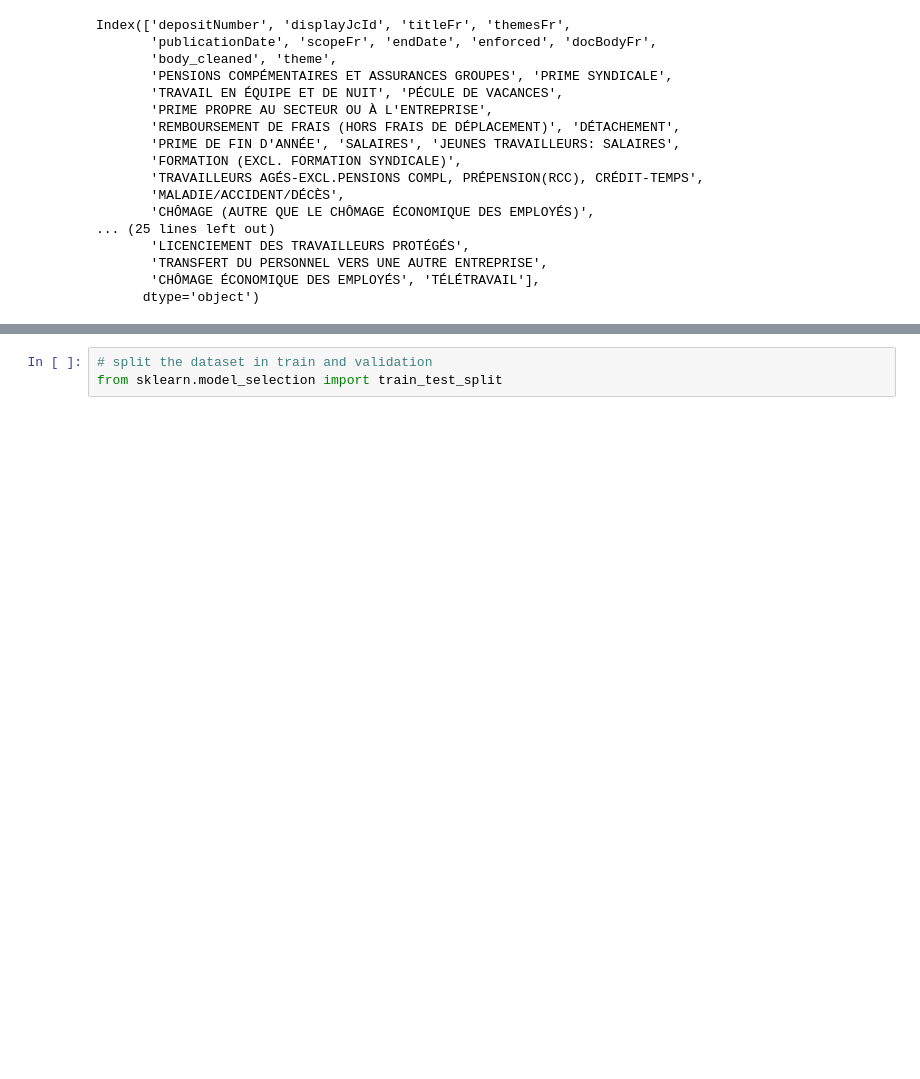
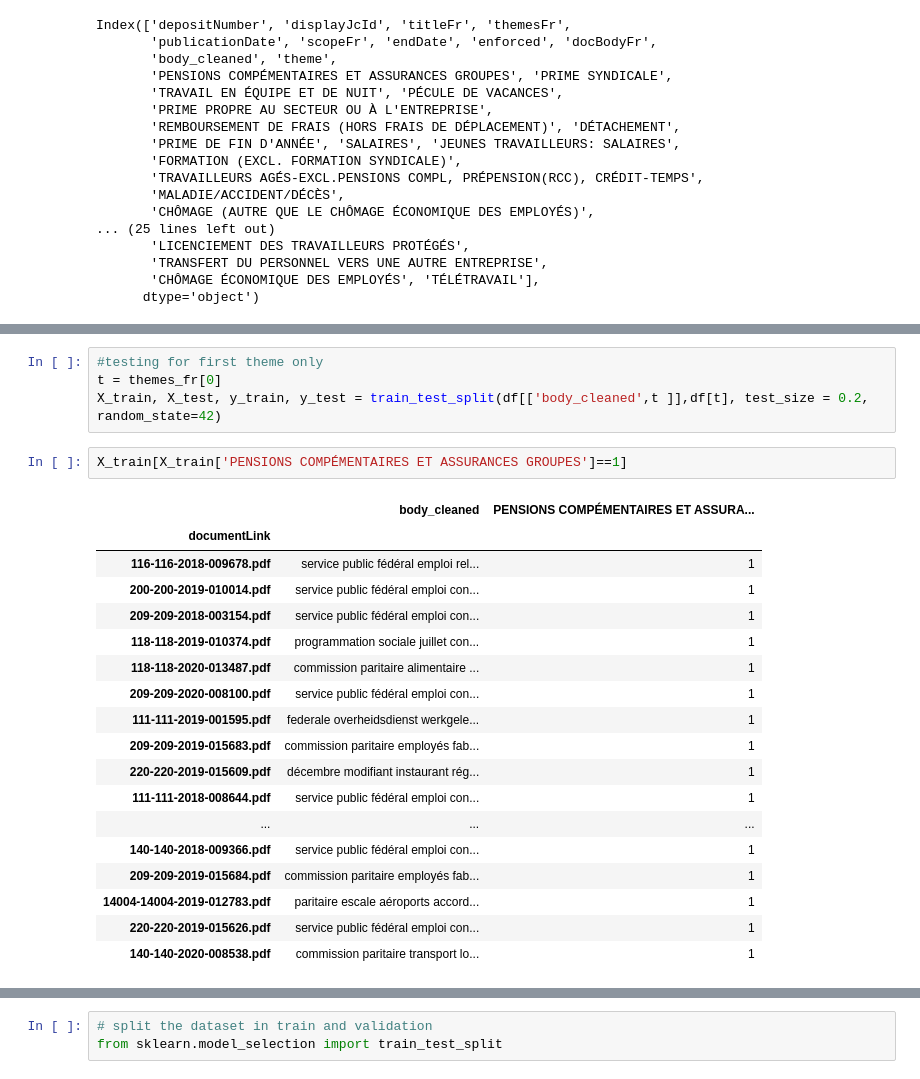
Before and after one commit to naomithiru/KPMG-Usecase, a Jupyter notebook: assets/docs_labeling_fr.ipynb, the cells around one changed output, grey strips where cells are left out. Saved outputs shown, nothing was run; the diff lists cells and outputs as text; blank space fills up the shorter version.

```diff
--- a/assets/docs_labeling_fr.ipynb
+++ b/assets/docs_labeling_fr.ipynb
@@ -355,0 +408,25 @@ Index(['depositNumber', 'displayJcId', 'titleFr', 'themesFr',
+# %%
+#testing for first theme only
+t = themes_fr[0]
+X_train, X_test, y_train, y_test = train_test_split(df[['body_cleaned',t ]],df[t], test_size = 0.2, random_state=42)
+# %%
+X_train[X_train['PENSIONS COMPÉMENTAIRES ET ASSURANCES GROUPES']==1]
+# %% [output]
+|  | body_cleaned | PENSIONS COMPÉMENTAIRES ET ASSURA... |
+| documentLink |  |  |
+| 116-116-2018-009678.pdf | service public fédéral emploi rel... | 1 |
+| 200-200-2019-010014.pdf | service public fédéral emploi con... | 1 |
+| 209-209-2018-003154.pdf | service public fédéral emploi con... | 1 |
+| 118-118-2019-010374.pdf | programmation sociale juillet con... | 1 |
+| 118-118-2020-013487.pdf | commission paritaire alimentaire ... | 1 |
+| 209-209-2020-008100.pdf | service public fédéral emploi con... | 1 |
+| 111-111-2019-001595.pdf | federale overheidsdienst werkgele... | 1 |
+| 209-209-2019-015683.pdf | commission paritaire employés fab... | 1 |
+| 220-220-2019-015609.pdf | décembre modifiant instaurant rég... | 1 |
+| 111-111-2018-008644.pdf | service public fédéral emploi con... | 1 |
+| ... | ... | ... |
+| 140-140-2018-009366.pdf | service public fédéral emploi con... | 1 |
+| 209-209-2019-015684.pdf | commission paritaire employés fab... | 1 |
+| 14004-14004-2019-012783.pdf | paritaire escale aéroports accord... | 1 |
+| 220-220-2019-015626.pdf | service public fédéral emploi con... | 1 |
+| 140-140-2020-008538.pdf | commission paritaire transport lo... | 1 |
```
Also changed, not shown: parts of 5 cells of this notebook.
